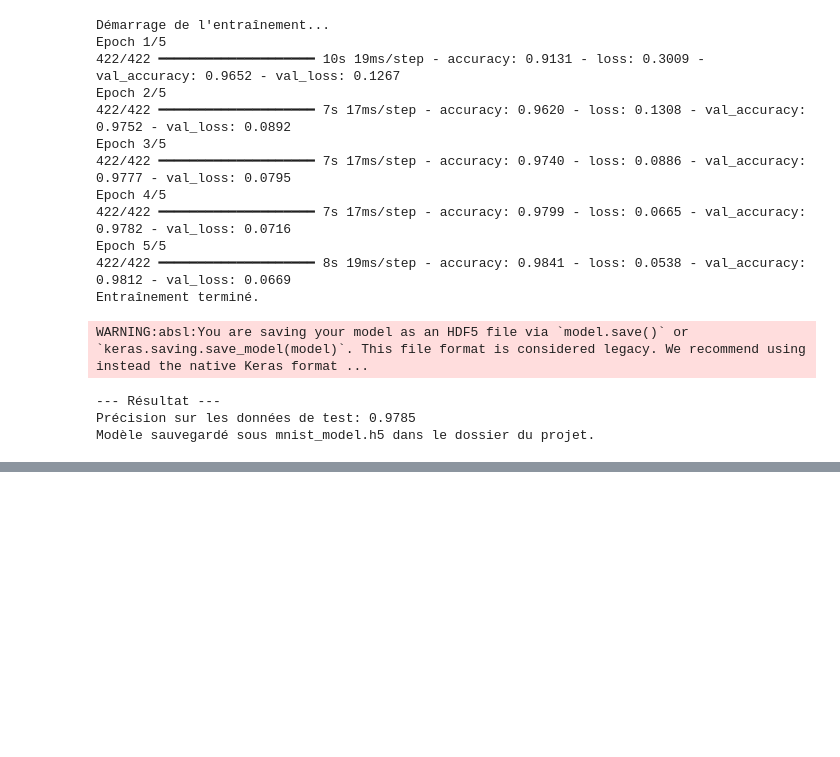
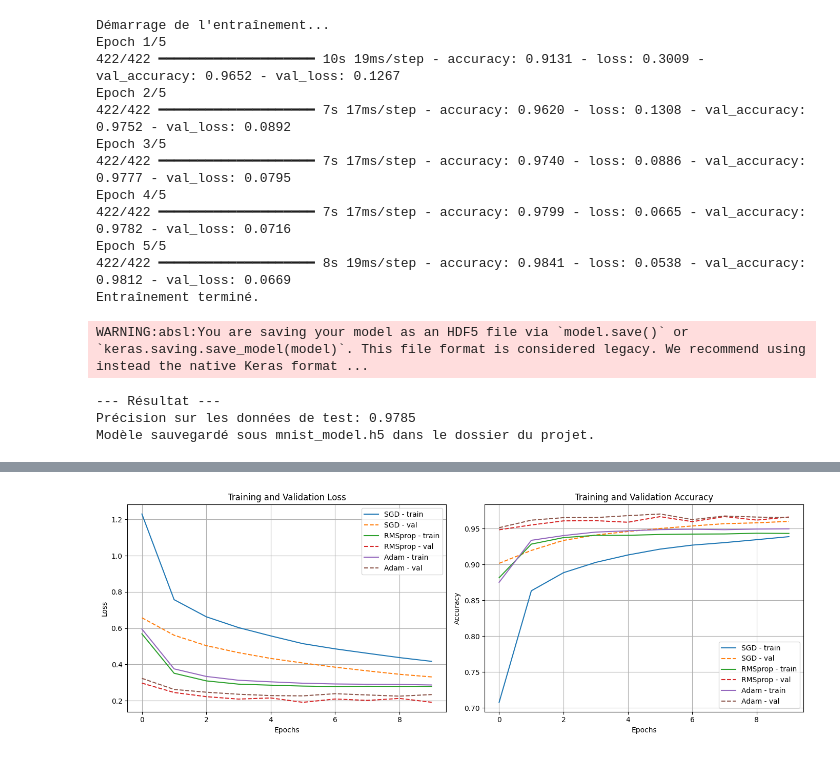
Before and after one commit to Tezz937/TP-DL-MNIST, a Jupyter notebook: train_model.ipynb, the cells around one changed output, grey strips where cells are left out. Saved outputs shown, nothing was run; the diff lists cells and outputs as text; code cells hidden in the pictures; blank space fills up the shorter version.

```diff
--- a/train_model.ipynb
+++ b/train_model.ipynb
@@ -63,0 +38,7 @@ Model: "sequential"
+# %%
+model.compile(optimizer='adam',
+              loss='sparse_categorical_crossentropy',
+              metrics=['accuracy'])
+
+history = model.fit(x_train, y_train, epochs=10,
+                    validation_data=(x_test, y_test))
@@ -127,3 +138,16 @@ Modèle sauvegardé sous mnist_model.h5 dans le dossier du projet.
  22
  23 # Enregistrement du mod le complet
  24 mlflow.keras.log_model(model, "mnist-model")
+# %%
+from tensorflow import keras
+
+# Charger le modèle déjà entraîné
+model = keras.models.load_model("mnist_model.h5")
+
+# Charger les données MNIST
+from tensorflow.keras.datasets import mnist
+(x_train, y_train), (x_test, y_test) = mnist.load_data()
+
+# Normalisation
+x_train = x_train.reshape(-1, 28*28).astype("float32") / 255.0
+x_test = x_test.reshape(-1, 28*28).astype("float32") / 255.0
@@ -129,0 +248,32 @@ Modèle sauvegardé sous mnist_model.h5 dans le dossier du projet.
+# %%
+import matplotlib.pyplot as plt
+
+# Créons les graphiques
+plt.figure(figsize=(14, 5))
+
+# 1️⃣ Courbe de Loss
+plt.subplot(1, 2, 1)
+for name, history in histories.items():
+    plt.plot(history.history['loss'], label=f'{name} - train')
+    plt.plot(history.history['val_loss'], linestyle='--', label=f'{name} - val')
+plt.title("Training and Validation Loss")
+plt.xlabel("Epochs")
+plt.ylabel("Loss")
+plt.legend()
+plt.grid(True)
+
+# 2️⃣ Courbe de Accuracy
+plt.subplot(1, 2, 2)
+for name, history in histories.items():
+    plt.plot(history.history['accuracy'], label=f'{name} - train')
+    plt.plot(history.history['val_accuracy'], linestyle='--', label=f'{name} - val')
+plt.title("Training and Validation Accuracy")
+plt.xlabel("Epochs")
+plt.ylabel("Accuracy")
+plt.legend()
+plt.grid(True)
+
+plt.tight_layout()
+plt.show()
+# %% [output]
+[figure, added]
```
Also changed, not shown: parts of 8 cells of this notebook, 1 other file.
